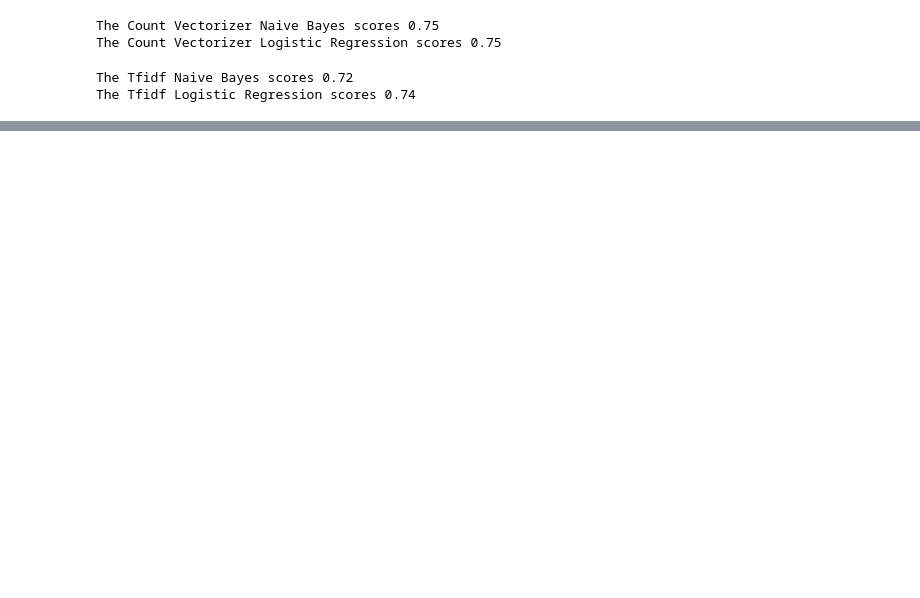
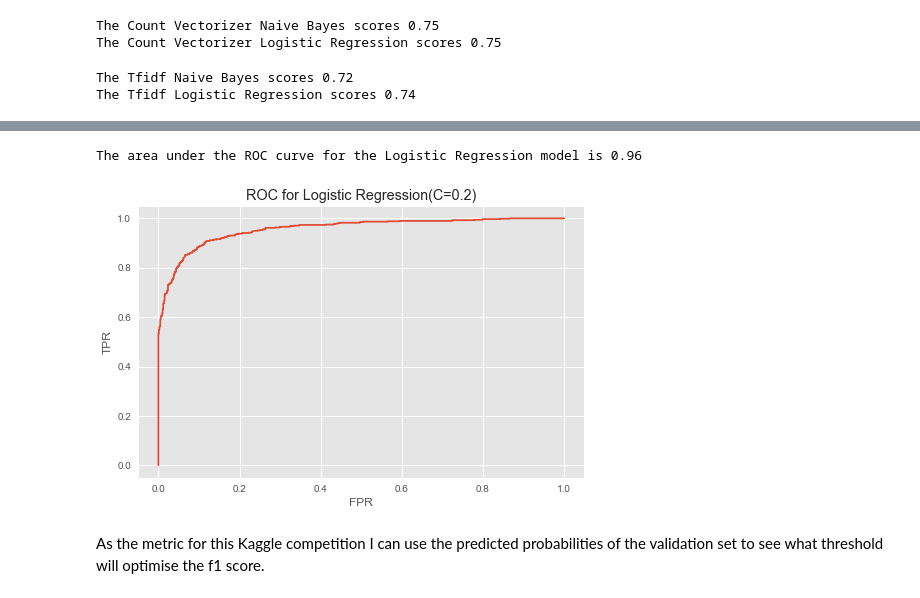
Before and after one commit to Ricksoc/Disaster-Tweets, a Jupyter notebook: Disaster-Tweet.ipynb, the cells around one changed output, grey strips where cells are left out. Saved outputs shown, nothing was run; the diff lists cells and outputs as text; code cells hidden in the pictures; blank space fills up the shorter version.

```diff
--- a/Disaster-Tweet.ipynb
+++ b/Disaster-Tweet.ipynb
@@ -534,0 +608,13 @@ submission.to_csv('submission.csv',index=False)
+# %%
+fig = plt.figure(figsize=(8,5))
+roc_score = roc_auc_score(y_valid,valid_preds_proba[:,1])
+print(f'The area under the ROC curve for the Logistic Regression model is {round(roc_score,2)}')
+_ = plt.plot(fpr,tpr)
+_ = plt.title('ROC for Logistic Regression(C=0.2)')
+_ = plt.xlabel('FPR')
+_ = plt.ylabel('TPR')
+# %% [output]
+The area under the ROC curve for the Logistic Regression model is 0.96
+[figure, added]
+# %% [markdown]
+As the metric for this Kaggle competition I can use the predicted probabilities of the validation set to see what threshold will optimise the f1 score.
```
Also changed, not shown: parts of 44 cells of this notebook.
